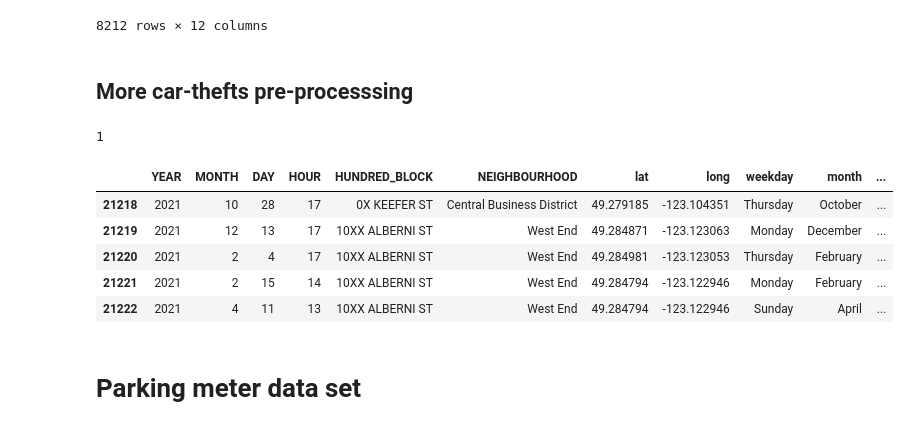
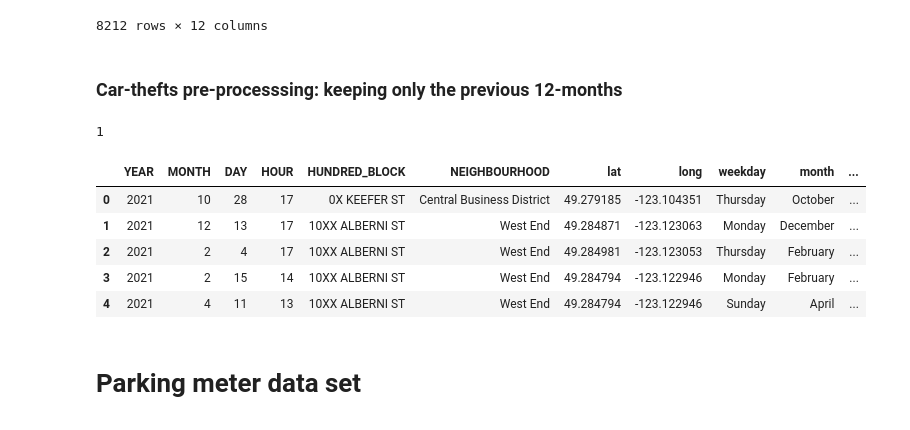
Before and after one commit to LazarAdamovic/Crime-in-Vancouver, a Jupyter notebook: Jupyter_notebooks_preprocessing.ipynb, the cells around one changed output. Cells and saved outputs as stored; diff of their text form; code cells hidden in the pictures.

```diff
--- a/Jupyter_notebooks_preprocessing.ipynb
+++ b/Jupyter_notebooks_preprocessing.ipynb
@@ -123,8 +111,7 @@ def rule(row):
     try:
         lat, long = utm.to_latlon(easting=row["X"], northing=row["Y"], zone_number=10, zone_letter='N')
     except:
-        lat = None
-        long = None
+        lat, long = None, None
         pd.Series({"lat": lat, "long": long})
     return pd.Series({"lat": lat, "long": long})
 # %%
@@ -294,7 +281,7 @@ df_car_thefts
 | 35227 | 2022 | 2 | 5 | 23 | X NK_LOC ST | Strathcona | 49.281851 | -123.099466 | Saturday | February | ... |
 8212 rows × 12 columns
 # %% [markdown]
-## More car-thefts pre-processsing
+### Car-thefts pre-processsing: keeping only the previous 12-months
 # %%
 # dropping the months of of 2021 which overlap with 2022 to get rid of garbage data
 
@@ -338,18 +325,18 @@ actual_month_max #this is the month which will be
 # %%
 # a filter which gets rid of the month(s) in the previous year
 
-sel_rows=df_car_thefts[(df_car_thefts['MONTH']==actual_month_max) & (df_car_thefts['YEAR']==2021)].index
+sel_rows=df_car_thefts[(df_car_thefts['MONTH']<=actual_month_max) & (df_car_thefts['YEAR']==2021)].index
 df_car_thefts=df_car_thefts.drop(sel_rows, axis=0)
 
 # dataframe
 df_car_thefts.head()
 # %% [output]
 |  | YEAR | MONTH | DAY | HOUR | HUNDRED_BLOCK | NEIGHBOURHOOD | lat | long | weekday | month | ... |
-| 21218 | 2021 | 10 | 28 | 17 | 0X KEEFER ST | Central Business District | 49.279185 | -123.104351 | Thursday | October | ... |
-| 21219 | 2021 | 12 | 13 | 17 | 10XX ALBERNI ST | West End | 49.284871 | -123.123063 | Monday | December | ... |
-| 21220 | 2021 | 2 | 4 | 17 | 10XX ALBERNI ST | West End | 49.284981 | -123.123053 | Thursday | February | ... |
-| 21221 | 2021 | 2 | 15 | 14 | 10XX ALBERNI ST | West End | 49.284794 | -123.122946 | Monday | February | ... |
-| 21222 | 2021 | 4 | 11 | 13 | 10XX ALBERNI ST | West End | 49.284794 | -123.122946 | Sunday | April | ... |
+| 0 | 2021 | 10 | 28 | 17 | 0X KEEFER ST | Central Business District | 49.279185 | -123.104351 | Thursday | October | ... |
+| 1 | 2021 | 12 | 13 | 17 | 10XX ALBERNI ST | West End | 49.284871 | -123.123063 | Monday | December | ... |
+| 2 | 2021 | 2 | 4 | 17 | 10XX ALBERNI ST | West End | 49.284981 | -123.123053 | Thursday | February | ... |
+| 3 | 2021 | 2 | 15 | 14 | 10XX ALBERNI ST | West End | 49.284794 | -123.122946 | Monday | February | ... |
+| 4 | 2021 | 4 | 11 | 13 | 10XX ALBERNI ST | West End | 49.284794 | -123.122946 | Sunday | April | ... |
 # %% [markdown]
 # Parking meter data set
 # %%
```
Also changed, not shown: parts of 9 cells of this notebook.
